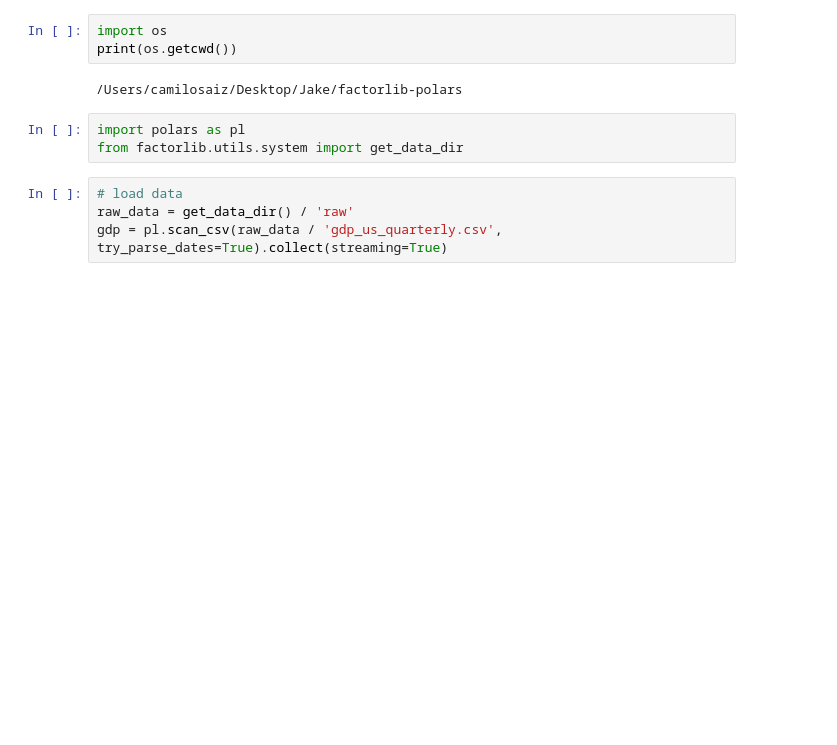
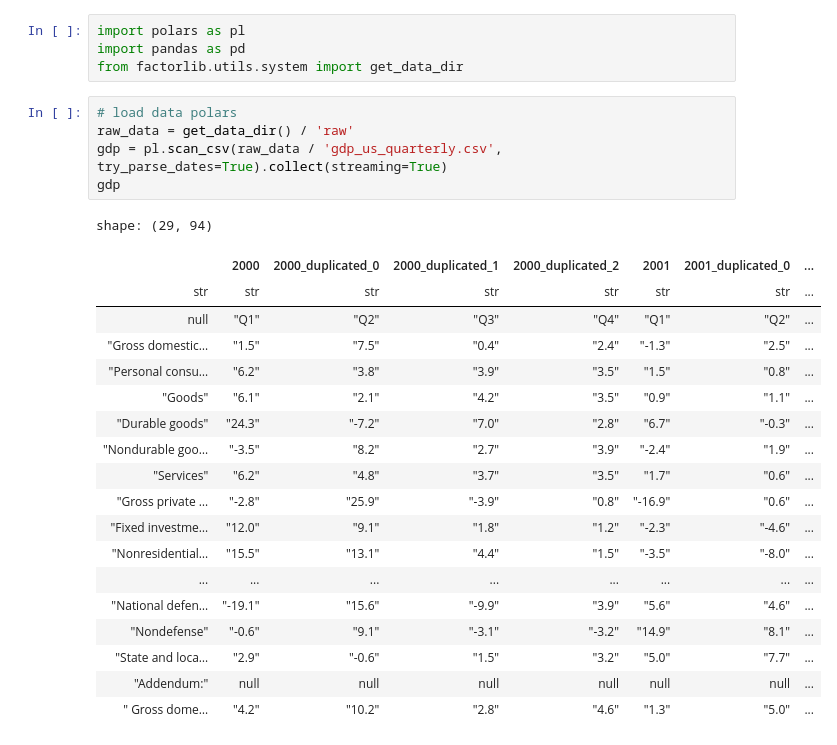
Before and after one commit to jakezur1/factorlib-polars, a Jupyter notebook: factors/macroeconomic/gdp_us_quarterly.ipynb, the cells around one changed output. Saved outputs shown, nothing was run; the diff lists cells and outputs as text; blank space fills up the shorter version.

Commit message:
edited fundamentals and gdp factor

```diff
--- a/factors/macroeconomic/gdp_us_quarterly.ipynb
+++ b/factors/macroeconomic/gdp_us_quarterly.ipynb
@@ -1,12 +1,29 @@
-# %%
-import os
-print(os.getcwd())
-# %% [output]
-/Users/camilosaiz/Desktop/Jake/factorlib-polars
 # %%
 import polars as pl
+import pandas as pd
 from factorlib.utils.system import get_data_dir
 # %%
-# load data
+# load data polars
 raw_data = get_data_dir() / 'raw'
 gdp = pl.scan_csv(raw_data / 'gdp_us_quarterly.csv', try_parse_dates=True).collect(streaming=True)
+gdp
+# %% [output]
+shape: (29, 94)
+|  | 2000 | 2000_duplicated_0 | 2000_duplicated_1 | 2000_duplicated_2 | 2001 | 2001_duplicated_0 | ... |
+| str | str | str | str | str | str | str | ... |
+| null | "Q1" | "Q2" | "Q3" | "Q4" | "Q1" | "Q2" | ... |
+| "Gross domestic… | "1.5" | "7.5" | "0.4" | "2.4" | "-1.3" | "2.5" | ... |
+| "Personal consu… | "6.2" | "3.8" | "3.9" | "3.5" | "1.5" | "0.8" | ... |
+| "Goods" | "6.1" | "2.1" | "4.2" | "3.5" | "0.9" | "1.1" | ... |
+| "Durable goods" | "24.3" | "-7.2" | "7.0" | "2.8" | "6.7" | "-0.3" | ... |
+| "Nondurable goo… | "-3.5" | "8.2" | "2.7" | "3.9" | "-2.4" | "1.9" | ... |
+| "Services" | "6.2" | "4.8" | "3.7" | "3.5" | "1.7" | "0.6" | ... |
+| "Gross private … | "-2.8" | "25.9" | "-3.9" | "0.8" | "-16.9" | "0.6" | ... |
+| "Fixed investme… | "12.0" | "9.1" | "1.8" | "1.2" | "-2.3" | "-4.6" | ... |
+| "Nonresidential… | "15.5" | "13.1" | "4.4" | "1.5" | "-3.5" | "-8.0" | ... |
+| ... | ... | ... | ... | ... | ... | ... | ... |
+| "National defen… | "-19.1" | "15.6" | "-9.9" | "3.9" | "5.6" | "4.6" | ... |
+| "Nondefense" | "-0.6" | "9.1" | "-3.1" | "-3.2" | "14.9" | "8.1" | ... |
+| "State and loca… | "2.9" | "-0.6" | "1.5" | "3.2" | "5.0" | "7.7" | ... |
+| "Addendum:" | null | null | null | null | null | null | ... |
+| " Gross dome… | "4.2" | "10.2" | "2.8" | "4.6" | "1.3" | "5.0" | ... |
```
Also changed, not shown: parts of 7 cells of this notebook, 1 other file.
